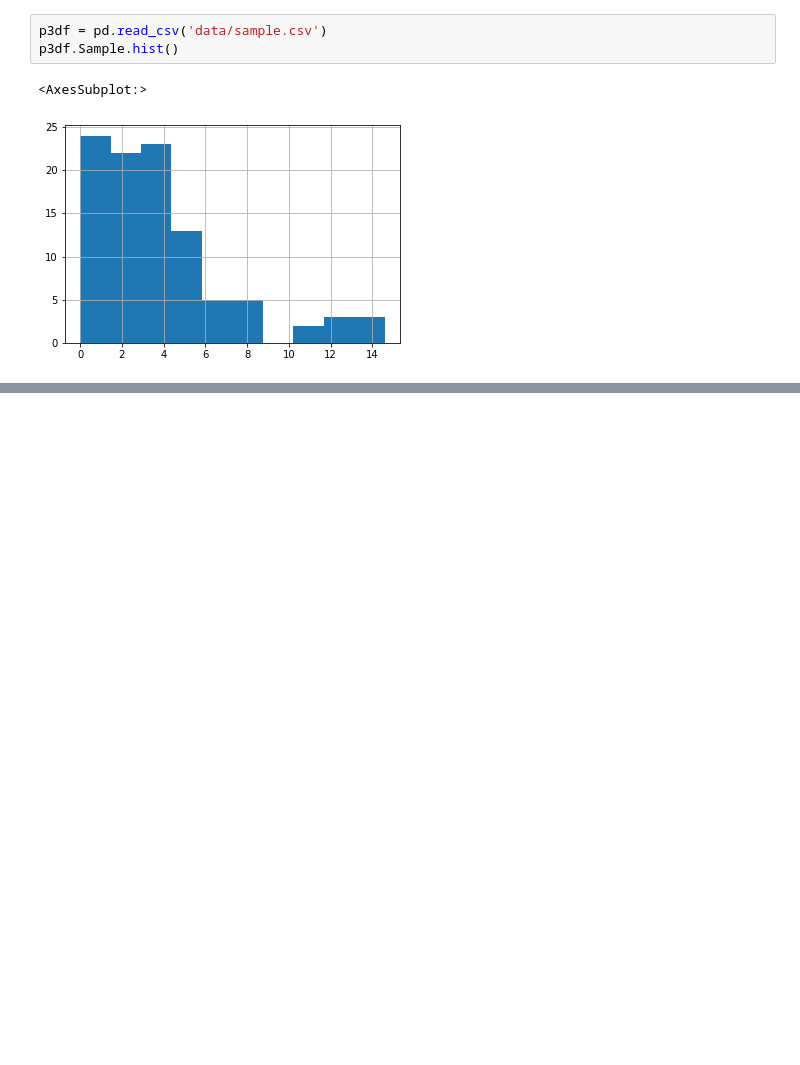
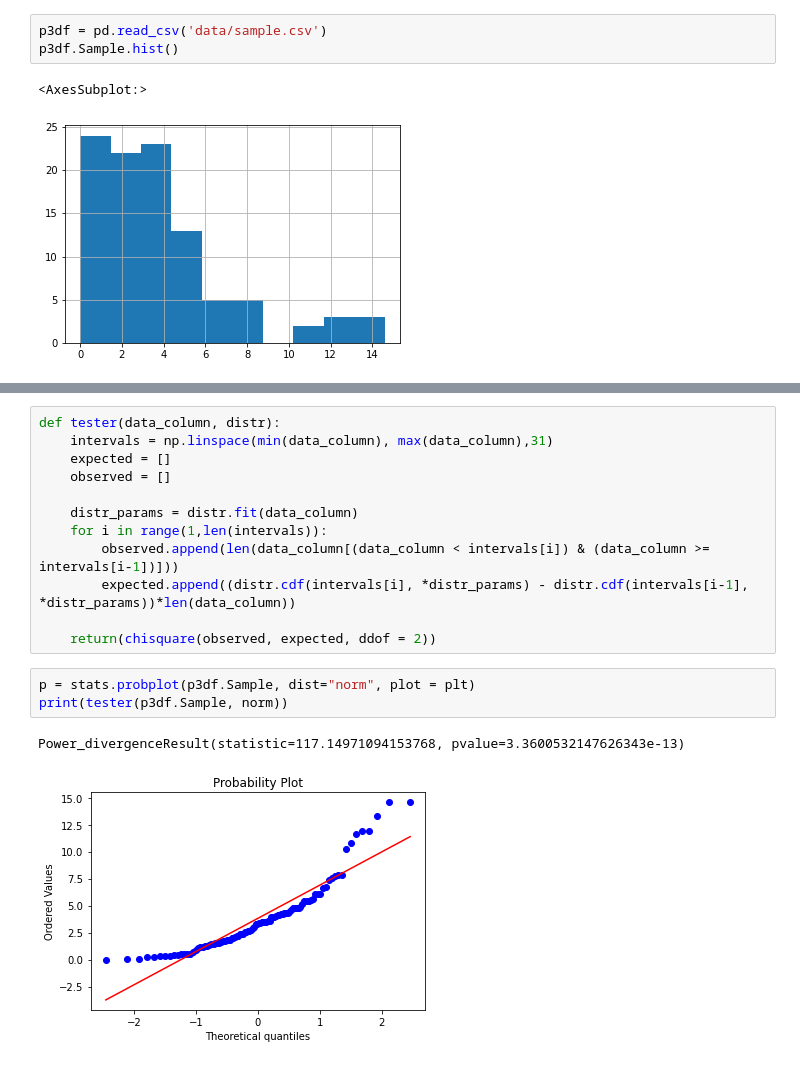
Before and after one commit to ksetdekov/HSE_DS, a Jupyter notebook: 03 Math/Stat hw3/hw3.ipynb, the cells around one changed output, grey strips where cells are left out. Drawn from its saved outputs; the diff is of its cells as text; blank space fills up the shorter version.

```diff
--- a/03 Math/Stat hw3/hw3.ipynb
+++ b/03 Math/Stat hw3/hw3.ipynb
@@ -235,0 +108,18 @@ Text(0, 0.5, 'Frequency')
+# %%
+def tester(data_column, distr):
+    intervals = np.linspace(min(data_column), max(data_column),31)
+    expected = []
+    observed = []
+
+    distr_params = distr.fit(data_column)
+    for i in range(1,len(intervals)):
+        observed.append(len(data_column[(data_column < intervals[i]) & (data_column >= intervals[i-1])]))
+        expected.append((distr.cdf(intervals[i], *distr_params) - distr.cdf(intervals[i-1], *distr_params))*len(data_column))
+
+    return(chisquare(observed, expected, ddof = 2))
+# %%
+p = stats.probplot(p3df.Sample, dist="norm", plot = plt)
+print(tester(p3df.Sample, norm))
+# %% [output]
+Power_divergenceResult(statistic=117.14971094153768, pvalue=3.3600532147626343e-13)
+[figure, added]
```
Also changed, not shown: parts of 8 cells of this notebook.
